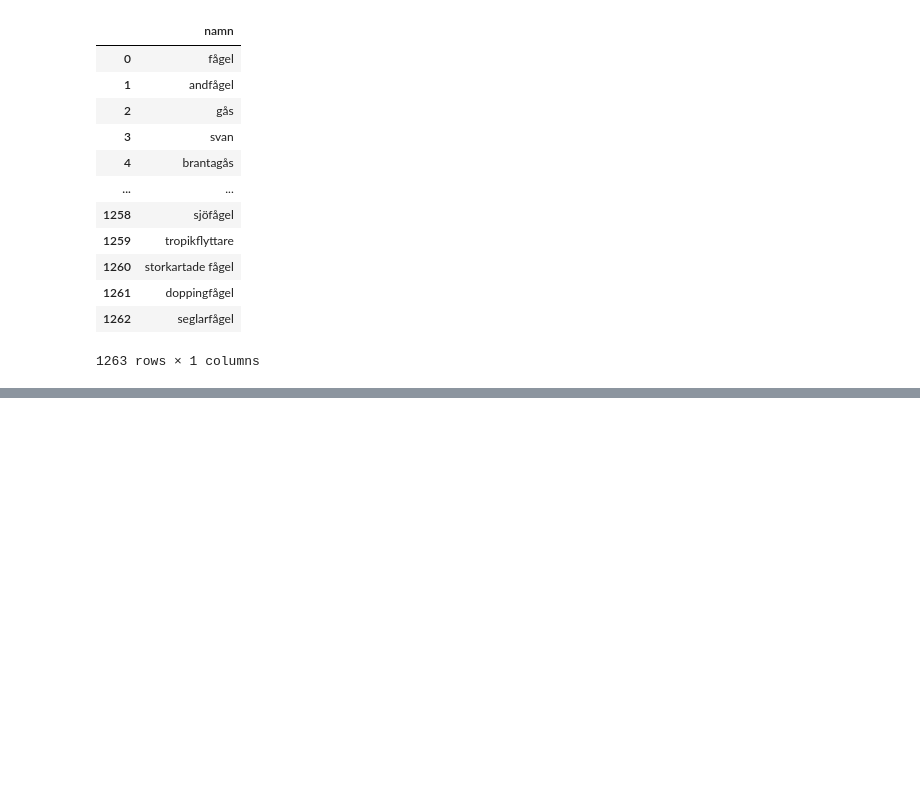
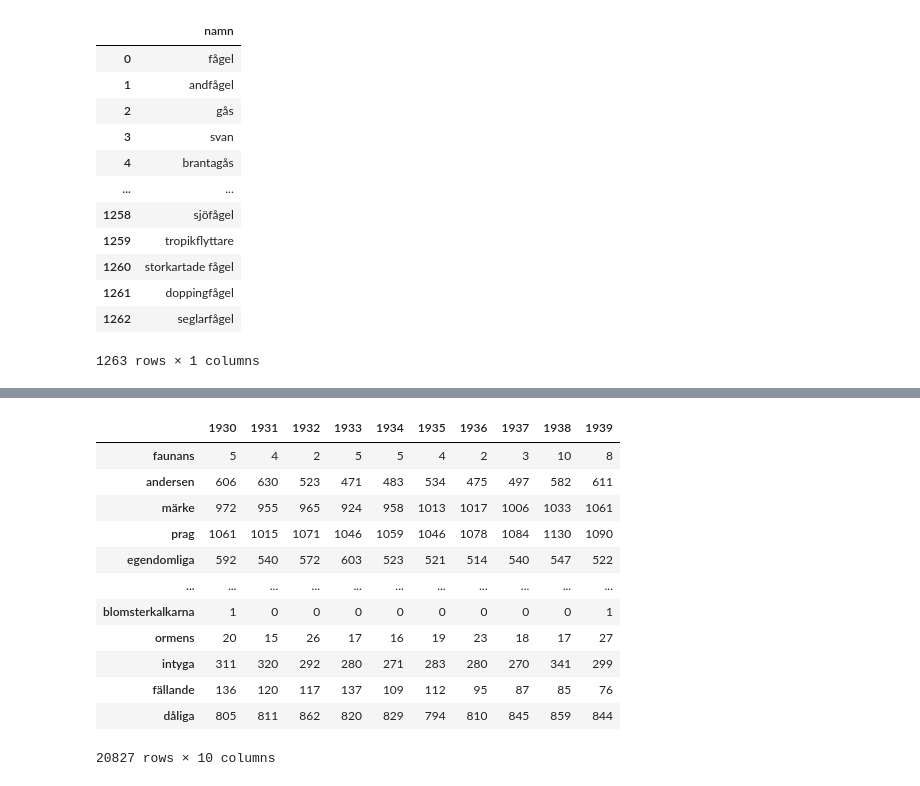
Before and after one commit to Eryndir/Exjobb, a Jupyter notebook: KB_more_tests.ipynb, the cells around one changed output, grey strips where cells are left out. Cells and saved outputs as stored; diff of their text form; code cells hidden in the pictures; blank space fills up the shorter version.

```diff
--- a/KB_more_tests.ipynb
+++ b/KB_more_tests.ipynb
@@ -540,3 +497,19 @@ for i, bird in birds.iterrows():
+# %%
+pd.read_feather(f"/data/birdNewsData/birdFreq/df_coWord_{years[0]}s_fågel.feather")
+# %% [output]
+|  | 1930 | 1931 | 1932 | 1933 | 1934 | 1935 | 1936 | 1937 | 1938 | 1939 |
+| faunans | 5 | 4 | 2 | 5 | 5 | 4 | 2 | 3 | 10 | 8 |
+| andersen | 606 | 630 | 523 | 471 | 483 | 534 | 475 | 497 | 582 | 611 |
+| märke | 972 | 955 | 965 | 924 | 958 | 1013 | 1017 | 1006 | 1033 | 1061 |
+| prag | 1061 | 1015 | 1071 | 1046 | 1059 | 1046 | 1078 | 1084 | 1130 | 1090 |
+| egendomliga | 592 | 540 | 572 | 603 | 523 | 521 | 514 | 540 | 547 | 522 |
+| ... | ... | ... | ... | ... | ... | ... | ... | ... | ... | ... |
+| blomsterkalkarna | 1 | 0 | 0 | 0 | 0 | 0 | 0 | 0 | 0 | 1 |
+| ormens | 20 | 15 | 26 | 17 | 16 | 19 | 23 | 18 | 17 | 27 |
+| intyga | 311 | 320 | 292 | 280 | 271 | 283 | 280 | 270 | 341 | 299 |
+| fällande | 136 | 120 | 117 | 137 | 109 | 112 | 95 | 87 | 85 | 76 |
+| dåliga | 805 | 811 | 862 | 820 | 829 | 794 | 810 | 845 | 859 | 844 |
+20827 rows × 10 columns
 # %%
 def getTScore(bird, year):
   ts = {}
```
Also changed, not shown: parts of 31 cells of this notebook.
